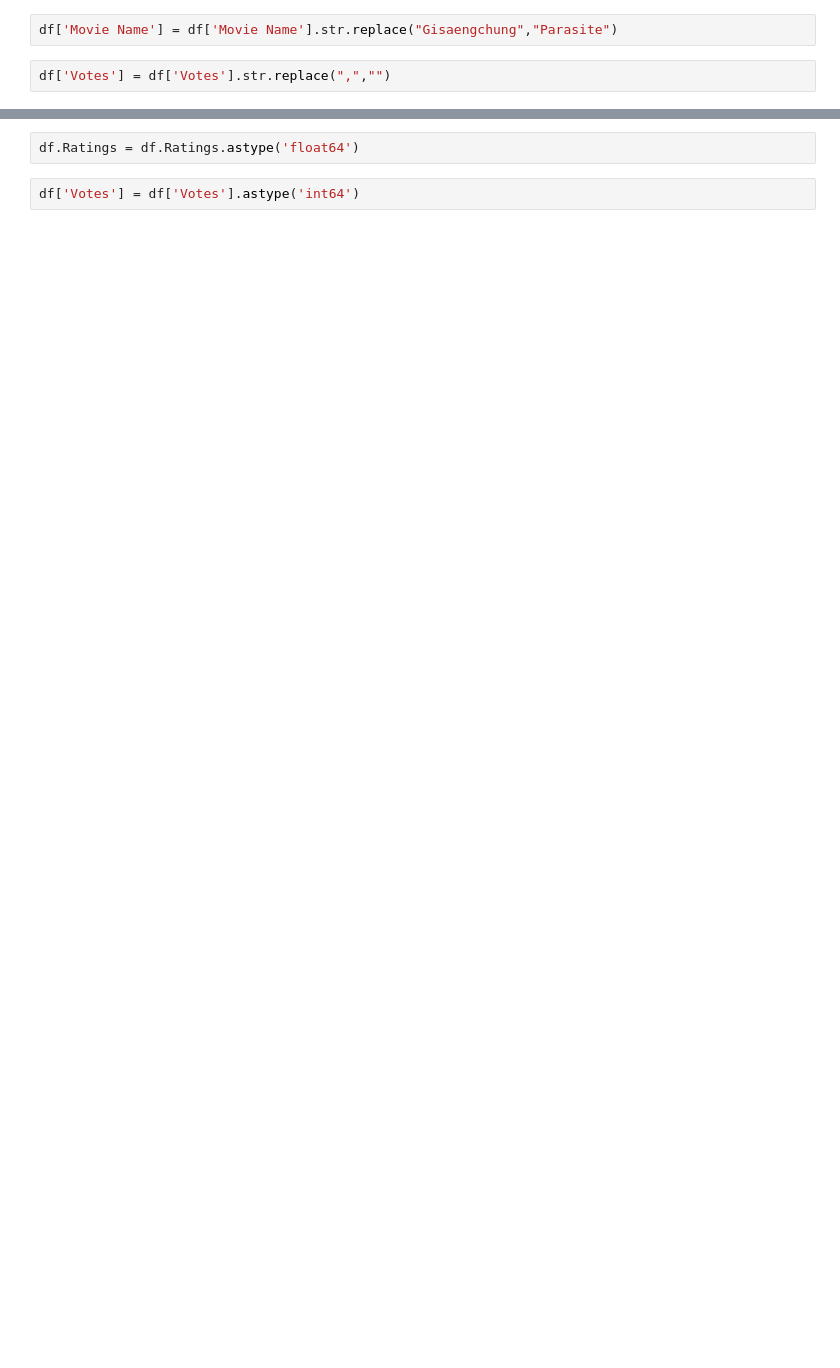
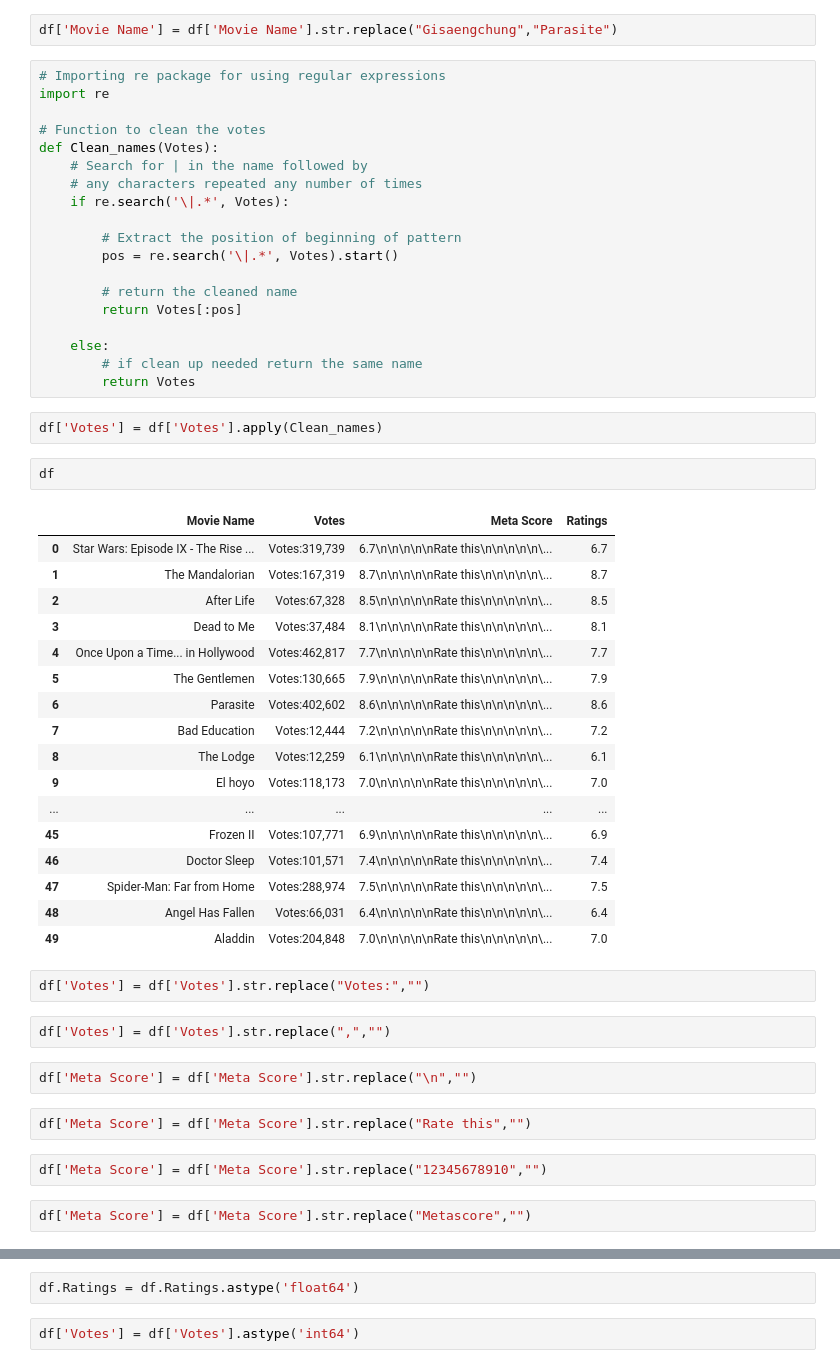
Before and after one commit to valencialie11/capstone-webscraping, a Jupyter notebook: Webscraping.ipynb, the cells around one changed output, grey strips where cells are left out. Drawn from its saved outputs; the diff is of its cells as text; blank space fills up the shorter version.

```diff
--- a/Webscraping.ipynb
+++ b/Webscraping.ipynb
@@ -120,4 +169,55 @@ df
 # %%
 df['Movie Name'] = df['Movie Name'].str.replace("Gisaengchung","Parasite")
+# %%
+# Importing re package for using regular expressions
+import re
+
+# Function to clean the votes
+def Clean_names(Votes):
+    # Search for | in the name followed by
+    # any characters repeated any number of times
+    if re.search('\|.*', Votes):
+
+        # Extract the position of beginning of pattern
+        pos = re.search('\|.*', Votes).start()
+
+        # return the cleaned name
+        return Votes[:pos]
+
+    else:
+        # if clean up needed return the same name
+        return Votes
+# %%
+df['Votes'] = df['Votes'].apply(Clean_names)
+# %%
+df
+# %% [output]
+|  | Movie Name | Votes | Meta Score | Ratings |
+| 0 | Star Wars: Episode IX - The Rise ... | Votes:319,739 | 6.7\n\n\n\n\nRate this\n\n\n\n\n\... | 6.7 |
+| 1 | The Mandalorian | Votes:167,319 | 8.7\n\n\n\n\nRate this\n\n\n\n\n\... | 8.7 |
+| 2 | After Life | Votes:67,328 | 8.5\n\n\n\n\nRate this\n\n\n\n\n\... | 8.5 |
+| 3 | Dead to Me | Votes:37,484 | 8.1\n\n\n\n\nRate this\n\n\n\n\n\... | 8.1 |
+| 4 | Once Upon a Time... in Hollywood | Votes:462,817 | 7.7\n\n\n\n\nRate this\n\n\n\n\n\... | 7.7 |
+| 5 | The Gentlemen | Votes:130,665 | 7.9\n\n\n\n\nRate this\n\n\n\n\n\... | 7.9 |
+| 6 | Parasite | Votes:402,602 | 8.6\n\n\n\n\nRate this\n\n\n\n\n\... | 8.6 |
+| 7 | Bad Education | Votes:12,444 | 7.2\n\n\n\n\nRate this\n\n\n\n\n\... | 7.2 |
+| 8 | The Lodge | Votes:12,259 | 6.1\n\n\n\n\nRate this\n\n\n\n\n\... | 6.1 |
+| 9 | El hoyo | Votes:118,173 | 7.0\n\n\n\n\nRate this\n\n\n\n\n\... | 7.0 |
+| ... | ... | ... | ... | ... |
+| 45 | Frozen II | Votes:107,771 | 6.9\n\n\n\n\nRate this\n\n\n\n\n\... | 6.9 |
+| 46 | Doctor Sleep | Votes:101,571 | 7.4\n\n\n\n\nRate this\n\n\n\n\n\... | 7.4 |
+| 47 | Spider-Man: Far from Home | Votes:288,974 | 7.5\n\n\n\n\nRate this\n\n\n\n\n\... | 7.5 |
+| 48 | Angel Has Fallen | Votes:66,031 | 6.4\n\n\n\n\nRate this\n\n\n\n\n\... | 6.4 |
+| 49 | Aladdin | Votes:204,848 | 7.0\n\n\n\n\nRate this\n\n\n\n\n\... | 7.0 |
+# %%
+df['Votes'] = df['Votes'].str.replace("Votes:","")
 # %%
 df['Votes'] = df['Votes'].str.replace(",","")
+# %%
+df['Meta Score'] = df['Meta Score'].str.replace("\n","")
+# %%
+df['Meta Score'] = df['Meta Score'].str.replace("Rate this","")
+# %%
+df['Meta Score'] = df['Meta Score'].str.replace("12345678910","")
+# %%
+df['Meta Score'] = df['Meta Score'].str.replace("Metascore","")
```
Also changed, not shown: parts of 18 cells of this notebook, 2 other files.
